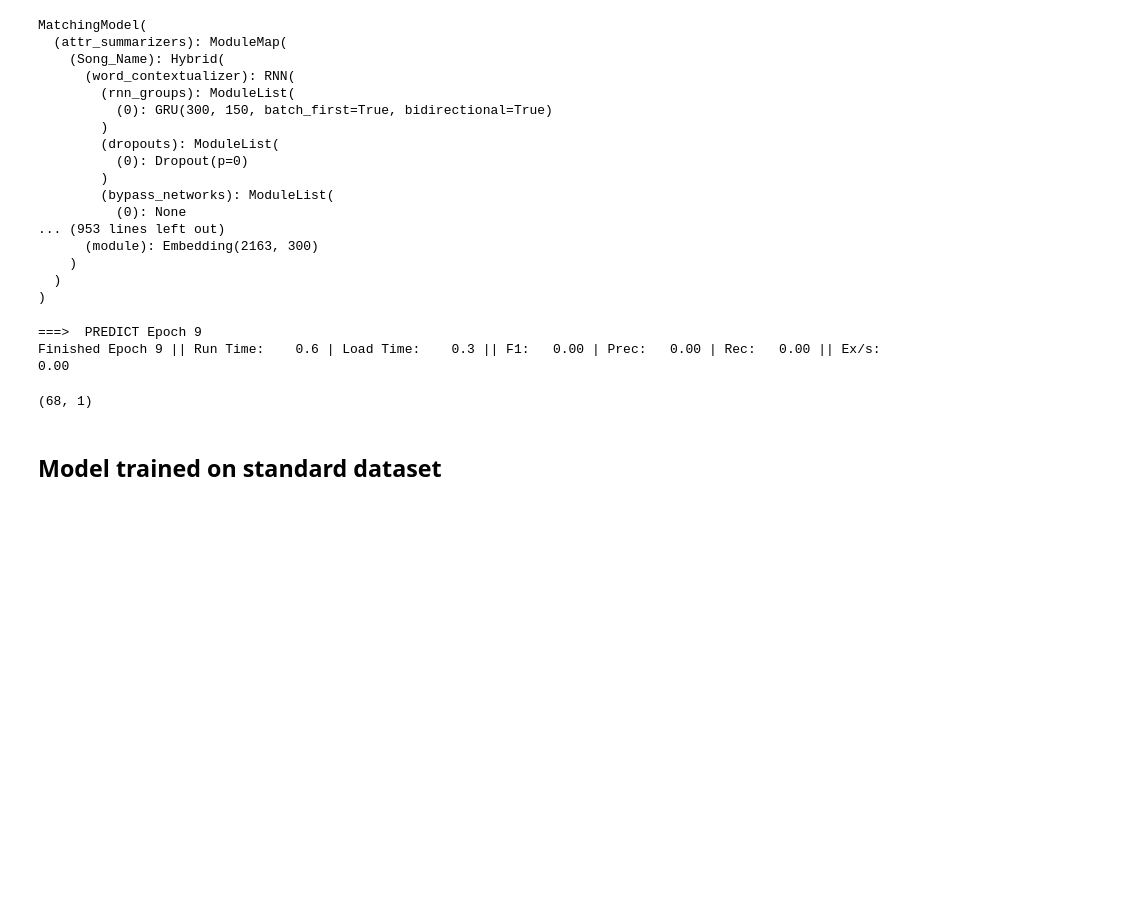
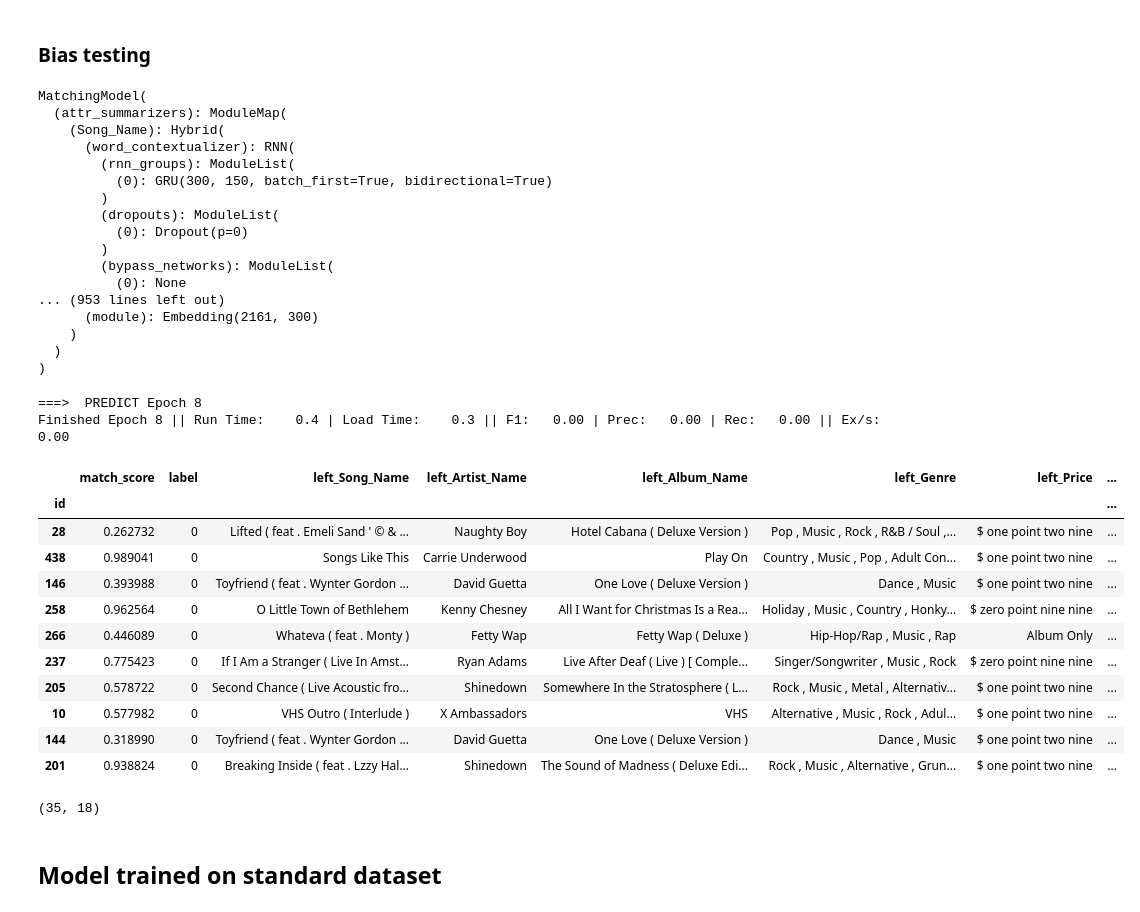
Before and after one commit to vincenzomartello/deepmatcher-experiments, a Jupyter notebook: naturalEncoding_bias_test.ipynb, the cells around one changed output. Cells and saved outputs as stored; diff of their text form; code cells hidden in the pictures; blank space fills up the shorter version.

```diff
--- a/naturalEncoding_bias_test.ipynb
+++ b/naturalEncoding_bias_test.ipynb
@@ -8,7 +59,9 @@ import matplotlib.pyplot as plt
+# %% [markdown]
+### Bias testing
 # %%
 naturalencoding_hybrid_model = dm.MatchingModel(attr_summarizer='hybrid')
 # %%
-naturalencoding_hybrid_model.load_state('models/naturalencoding_best.pth')
+naturalencoding_hybrid_model.load_state('naturalencoding_best.pth')
 naturalencoding_hybrid_model.cuda()
 # %% [output]
 MatchingModel(
@@ -24,18 +77,33 @@ MatchingModel(
         (bypass_networks): ModuleList(
           (0): None
 ... (953 lines left out)
-      (module): Embedding(2163, 300)
+      (module): Embedding(2161, 300)
     )
   )
 )
 # %%
-unlabeled = dm.data.process_unlabeled('test_negatives_with_naturalencoding.csv',trained_model=naturalencoding_hybrid_model,
-                                     ignore_columns=['label'])
+unlabeled = dm.data.process_unlabeled('sample_data/itunes-amazon/neg_sample_fake_time_natencoding.csv'
+                                      ,trained_model=naturalencoding_hybrid_model,ignore_columns=['label','id'])
 # %%
-predictions = naturalencoding_hybrid_model.run_prediction(unlabeled)
+predictions = naturalencoding_hybrid_model.run_prediction(unlabeled,output_attributes=True)
 # %% [output]
-===>  PREDICT Epoch 9
-Finished Epoch 9 || Run Time:    0.6 | Load Time:    0.3 || F1:   0.00 | Prec:   0.00 | Rec:   0.00 || Ex/s:   0.00
+===>  PREDICT Epoch 8
+Finished Epoch 8 || Run Time:    0.4 | Load Time:    0.3 || F1:   0.00 | Prec:   0.00 | Rec:   0.00 || Ex/s:   0.00
+# %%
+predictions.head(10)
+# %% [output]
+|  | match_score | label | left_Song_Name | left_Artist_Name | left_Album_Name | left_Genre | left_Price | ... |
+| id |  |  |  |  |  |  |  | ... |
+| 28 | 0.262732 | 0 | Lifted ( feat . Emeli Sand ' © & ... | Naughty Boy | Hotel Cabana ( Deluxe Version ) | Pop , Music , Rock , R&B / Soul ,... | $ one point two nine | ... |
+| 438 | 0.989041 | 0 | Songs Like This | Carrie Underwood | Play On | Country , Music , Pop , Adult Con... | $ one point two nine | ... |
+| 146 | 0.393988 | 0 | Toyfriend ( feat . Wynter Gordon ... | David Guetta | One Love ( Deluxe Version ) | Dance , Music | $ one point two nine | ... |
+| 258 | 0.962564 | 0 | O Little Town of Bethlehem | Kenny Chesney | All I Want for Christmas Is a Rea... | Holiday , Music , Country , Honky... | $ zero point nine nine | ... |
+| 266 | 0.446089 | 0 | Whateva ( feat . Monty ) | Fetty Wap | Fetty Wap ( Deluxe ) | Hip-Hop/Rap , Music , Rap | Album Only | ... |
+| 237 | 0.775423 | 0 | If I Am a Stranger ( Live In Amst... | Ryan Adams | Live After Deaf ( Live ) [ Comple... | Singer/Songwriter , Music , Rock | $ zero point nine nine | ... |
+| 205 | 0.578722 | 0 | Second Chance ( Live Acoustic fro... | Shinedown | Somewhere In the Stratosphere ( L... | Rock , Music , Metal , Alternativ... | $ one point two nine | ... |
+| 10 | 0.577982 | 0 | VHS Outro ( Interlude ) | X Ambassadors | VHS | Alternative , Music , Rock , Adul... | $ one point two nine | ... |
+| 144 | 0.318990 | 0 | Toyfriend ( feat . Wynter Gordon ... | David Guetta | One Love ( Deluxe Version ) | Dance , Music | $ one point two nine | ... |
+| 201 | 0.938824 | 0 | Breaking Inside ( feat . Lzzy Hal... | Shinedown | The Sound of Madness ( Deluxe Edi... | Rock , Music , Alternative , Grun... | $ one point two nine | ... |
 # %%
 predictions.to_csv('prediction_test_negatives_altered_time.csv')
 # %%
@@ -43,7 +111,7 @@ right_predictions = predictions[predictions['match_score']<=0.5]
 # %%
 right_predictions.shape
 # %% [output]
-(68, 1)
+(35, 18)
 # %% [markdown]
 ## Model trained on standard dataset
 # %%
```
Also changed, not shown: parts of 16 cells of this notebook, 48 other files.
